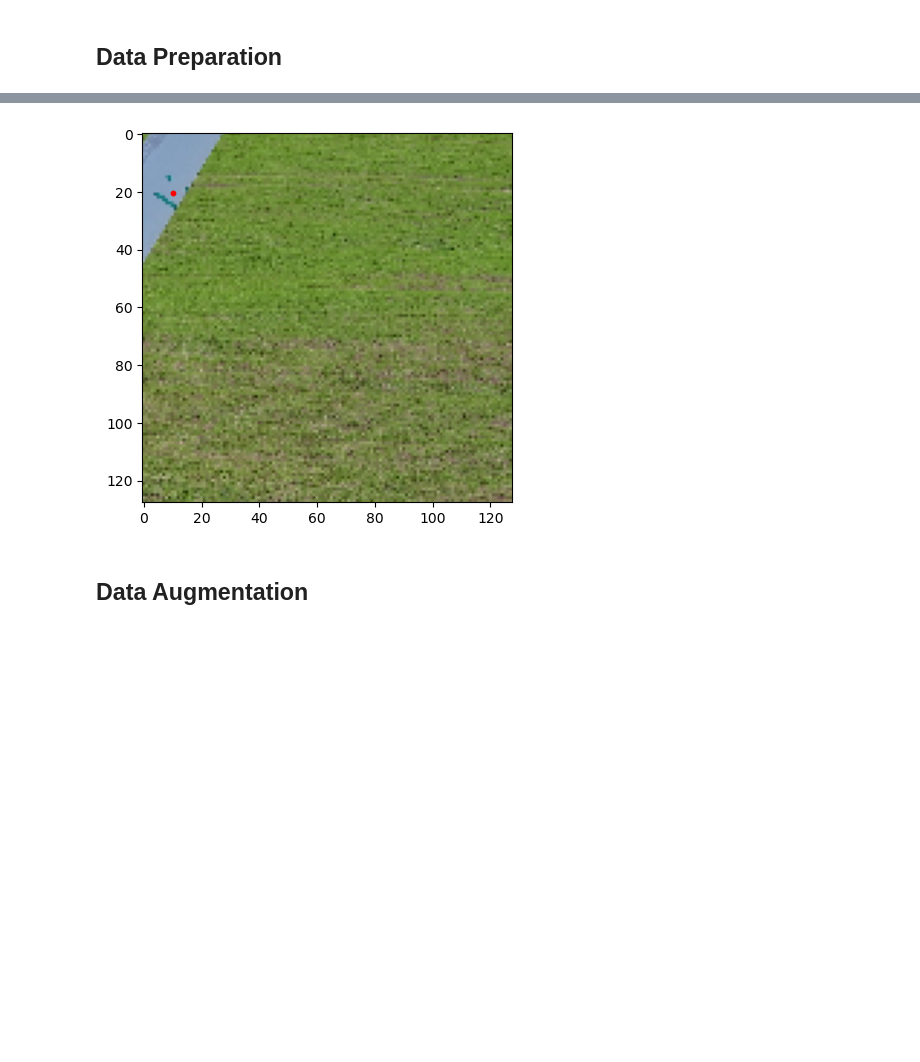
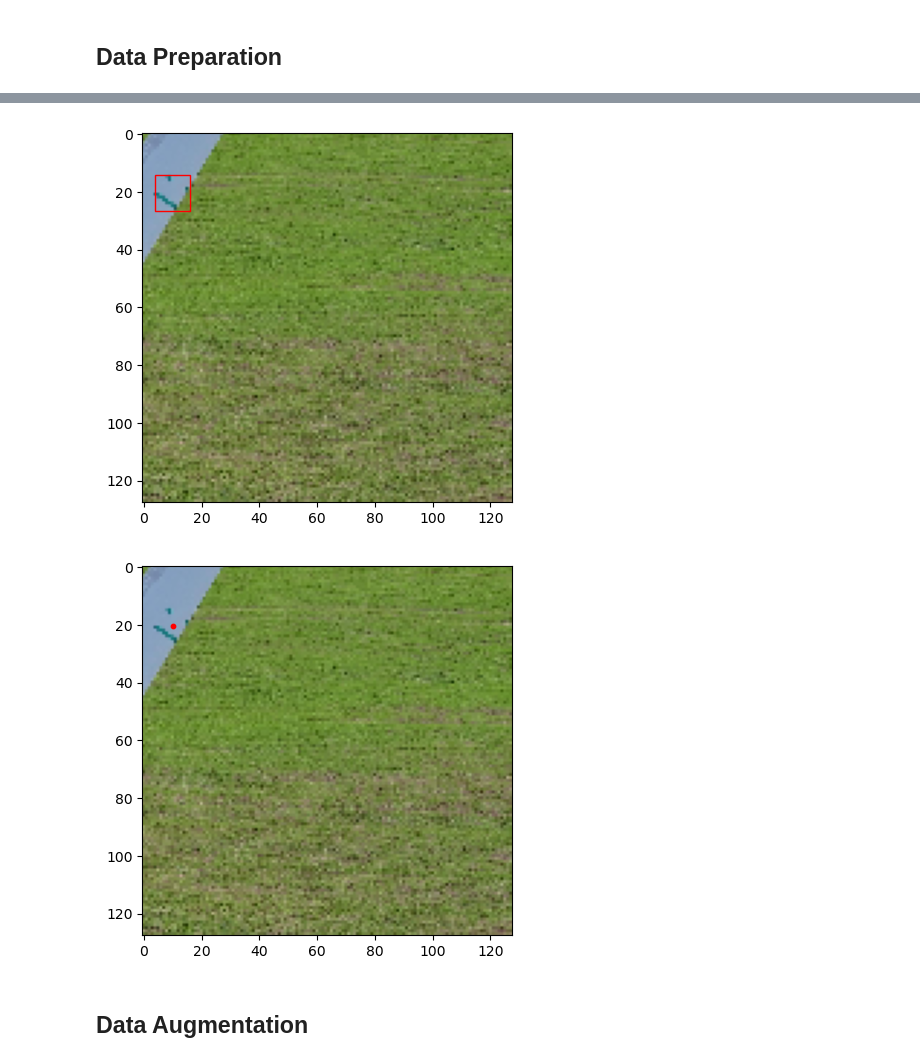
Before and after one commit to PPortela00/Computer-Vision, a Jupyter notebook: Project/Project.ipynb, the cells around one changed output, grey strips where cells are left out. Cells and saved outputs as stored; diff of their text form; code cells hidden in the pictures; blank space fills up the shorter version.

Commit message:
Define BBoxes and CenterPoints

```diff
--- a/Project/Project.ipynb
+++ b/Project/Project.ipynb
@@ -221,7 +221,18 @@ def PlotDividedImage(image, size, resize):
 # Plot the bounding box of the annotation in an image
 def PlotBoundingBox(image, bbox):
     # image: a PyTorch tensor with shape (H, W, C)
-    # annotation: a dictionary with the annotation of the image
+    # bbox: a dictionary with the annotation of the image
+    fig, ax = plt.subplots()
+    ax.imshow(image)
+    x, y, w, h = bbox
+    rect = matplotlib.patches.Rectangle((x, y), w, h, linewidth=1, edgecolor='r', facecolor='none')
+    ax.add_patch(rect)
+    plt.show()
+
+# Plot the center point of the bounding box
+def PlotCenterPoint(image, bbox):
+    # image: a PyTorch tensor with shape (H, W, C)
+    # bbox: a dictionary with the annotation of the image
     fig, ax = plt.subplots()
     ax.imshow(image)
     center_x, center_y = bbox
@@ -232,12 +243,15 @@ def PlotBoundingBox(image, bbox):
 def CreateDatasetSubImages(dataset, dataframe, train_image_path_lst, sub_size, resize):
     sub_images = []
     sub_labels = []
+    centerpoints = []
     bboxes = []
 
     for image_name in dataframe['file_name'].unique():
         sub_images_df = dataframe[dataframe['file_name'] == image_name]
         sub_image_labels = [-1] * 10
+        cpoints_sub_image = [None] * 10
         bboxes_sub_image = [None] * 10
+
 
         idx = train_image_path_lst.index('data/Images/' + image_name)
         image = dataset[idx]
@@ -247,18 +261,21 @@ def CreateDatasetSubImages(dataset, dataframe, train_image_path_lst, sub_size, r
             sub_image_labels[(row * 5) + col] = int(sub_image['category_id'])
             center_x = sub_image['bbox'][0] + sub_image['bbox'][2] / 2
             center_y = sub_image['bbox'][1] + sub_image['bbox'][3] / 2
-            bboxes_sub_image[(row * 5) + col] = (center_x, center_y)
+            cpoints_sub_image[(row * 5) + col] = (center_x, center_y)
+            bboxes_sub_image[(row * 5) + col] = sub_image['bbox']
 
         sub_images += DivideImage(image, sub_size, resize)
         sub_labels += sub_image_labels
+        centerpoints += cpoints_sub_image
         bboxes += bboxes_sub_image
 
     factor = resize / sub_size
 
     # multiply the bbox values by 0.25 if the value in not None
+    centerpoints = [tuple(factor * x for x in bbox) if bbox is not None else None for bbox in centerpoints]
     bboxes = [tuple(factor * x for x in bbox) if bbox is not None else None for bbox in bboxes]
 
-    return sub_images, sub_labels, bboxes
+    return sub_images, sub_labels, centerpoints, bboxes
 
 
 # Define a function that duplicates the images from a list with random sampling until a certain number of images is reached
@@ -371,9 +388,9 @@ TrainOriginalDataset = NordtankDataset(train_images_paths)
 ValOriginalDataset = NordtankDataset(val_images_paths)
 TestOriginalDataset = NordtankDataset(test_images_paths)
 
-train_sub_images, train_sub_labels, train_bboxes = CreateDatasetSubImages(TrainOriginalDataset, train_df, train_images_paths, 1024, 128)
-val_sub_images, val_sub_labels, val_bboxes = CreateDatasetSubImages(ValOriginalDataset, val_df, val_images_paths, 1024, 128)
-test_sub_images, test_sub_labels, test_bboxes = CreateDatasetSubImages(TestOriginalDataset, test_df, test_images_paths, 1024, 128)
+train_sub_images, train_sub_labels, train_centerpoints, train_bboxes = CreateDatasetSubImages(TrainOriginalDataset, train_df, train_images_paths, 1024, 128)
+val_sub_images, val_sub_labels, val_centerpoints, val_bboxes = CreateDatasetSubImages(ValOriginalDataset, val_df, val_images_paths, 1024, 128)
+test_sub_images, test_sub_labels, test_centerpoints, test_bboxes = CreateDatasetSubImages(TestOriginalDataset, test_df, test_images_paths, 1024, 128)
 
 # Normalize all images in train_sub_images by dividing by 255
 train_sub_images = [image / 255 for image in train_sub_images]
@@ -386,7 +403,11 @@ PlotDividedImage(TrainOriginalDataset[0], 1024, 128)
 # %%
 PlotBoundingBox(train_sub_images[1013], train_bboxes[1013])
 # %% [output]
-[figure, old version]
+[figure, new version]
+# %%
+PlotCenterPoint(train_sub_images[1013], train_centerpoints[1013])
+# %% [output]
+[figure, added]
 # %%
 train_sub_images_neg1, train_sub_images_zero, train_sub_images_one, \
 train_sub_images_two, train_sub_images_three, train_sub_images_four = GetSubImagesByLabel(train_sub_images, train_sub_labels)
```
Also changed, not shown: parts of 3 cells of this notebook.
